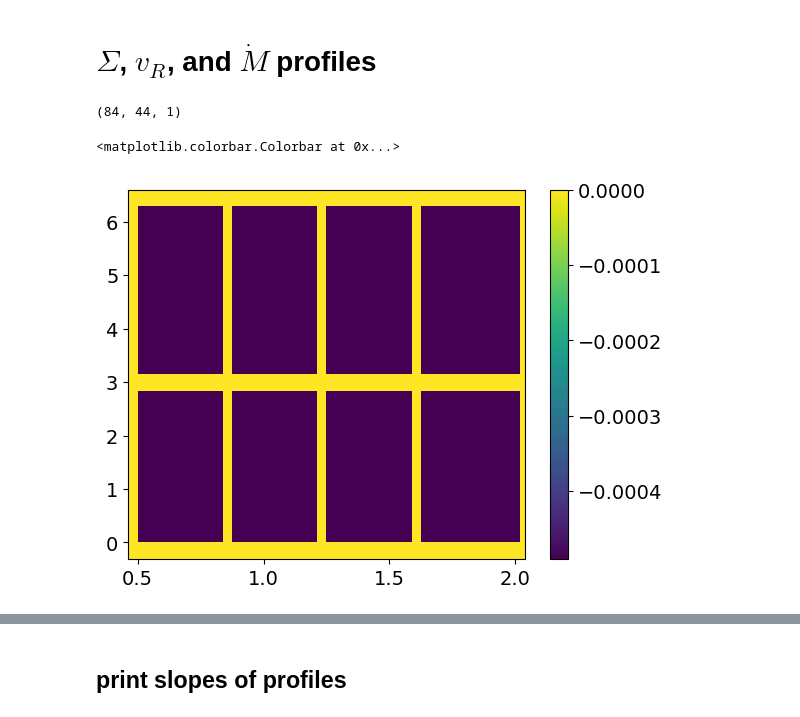
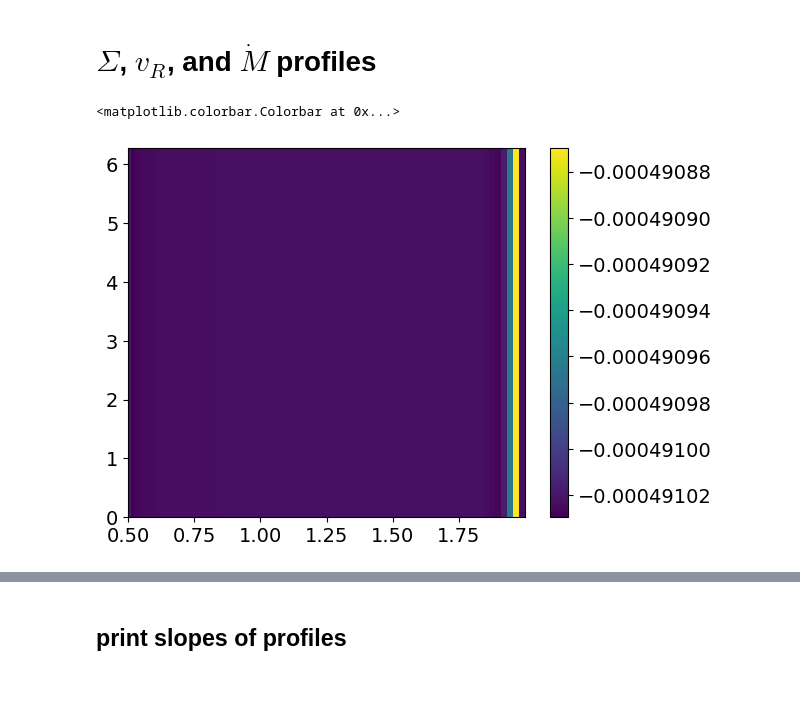
Before and after one commit to Jupiter1994/athena-warps, a Jupyter notebook: warped-disks/jiarus_diagnosis_2d.ipynb, the cells around one changed output, grey strips where cells are left out. Cells and saved outputs as stored; diff of their text form; code cells hidden in the pictures; blank space fills up the shorter version.

```diff
--- a/warped-disks/jiarus_diagnosis_2d.ipynb
+++ b/warped-disks/jiarus_diagnosis_2d.ipynb
@@ -168,4 +165,11 @@ axs.legend(
 # $\Sigma$, $v_R$, and $\dot{M}$ profiles
 # %%
 snapshot_plot_uov = snapshot_list_uov[0:101:10]
-uov_data  = athena_read.athdf(snapshot_plot_uov[-1],num_ghost=2)
+uov_data  = athena_read.athdf(snapshot_plot_uov[-1])#,num_ghost=2)
+
+Mdot = np.swapaxes(uov_data['user_out_var0'],0,2)
+plt.pcolormesh(rad_2d, phi_2d, np.squeeze(Mdot))
+plt.colorbar()
+# %% [output]
+<matplotlib.colorbar.Colorbar at 0x...>
+[figure, added]
@@ -175,13 +176,3 @@ Mdot = np.swapaxes(uov_data['user_out_var0'],0,2)
-# %%
-Mdot.shape
-# %% [output]
-(84, 44, 1)
-# %%
-plt.pcolormesh(rad_2d, phi_2d, np.squeeze(Mdot))
-plt.colorbar()
-# %% [output]
-<matplotlib.colorbar.Colorbar at 0x...>
-[figure, removed]
 # %%
 ## Plot density, v_r, and Mdot
 
```
Also changed, not shown: parts of 5 cells of this notebook, 2 other files.
